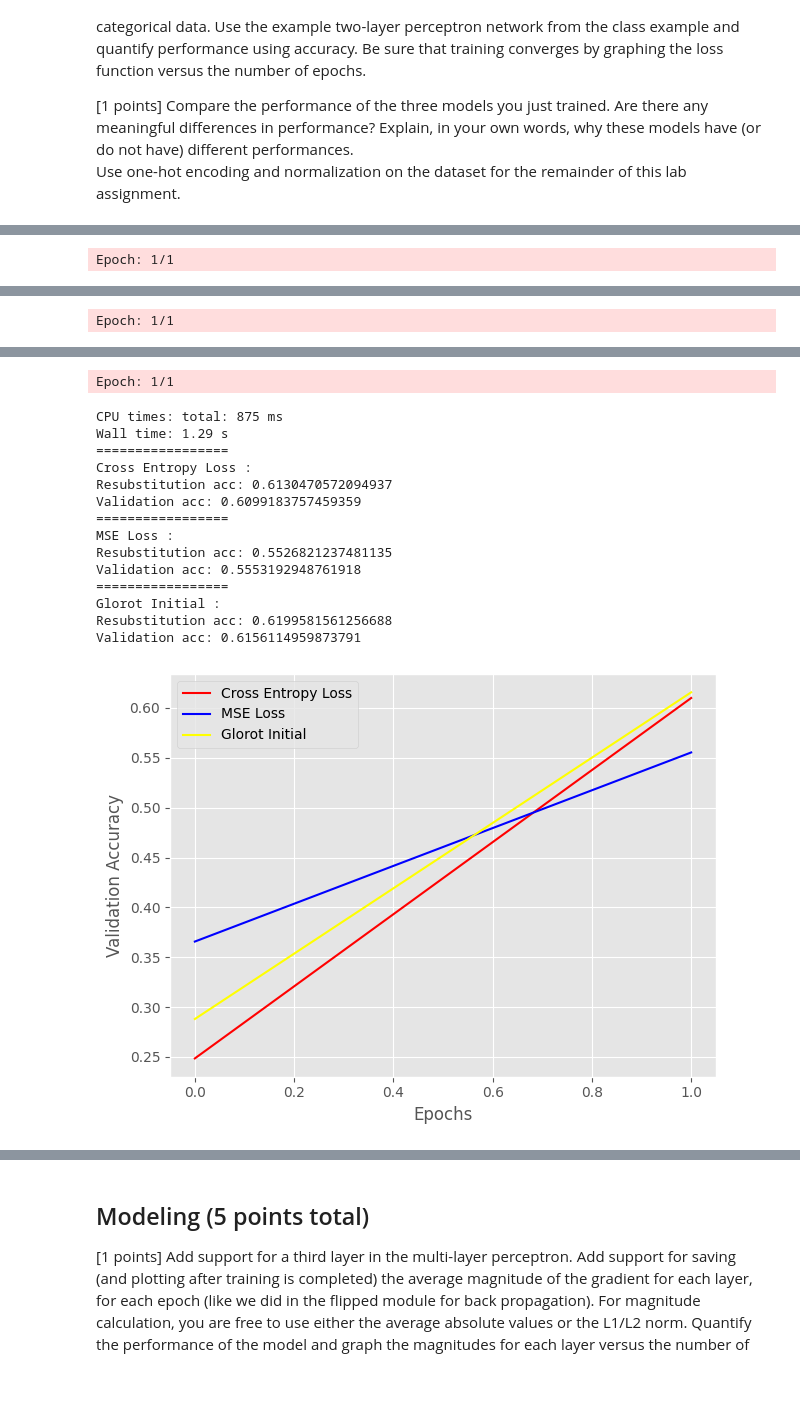
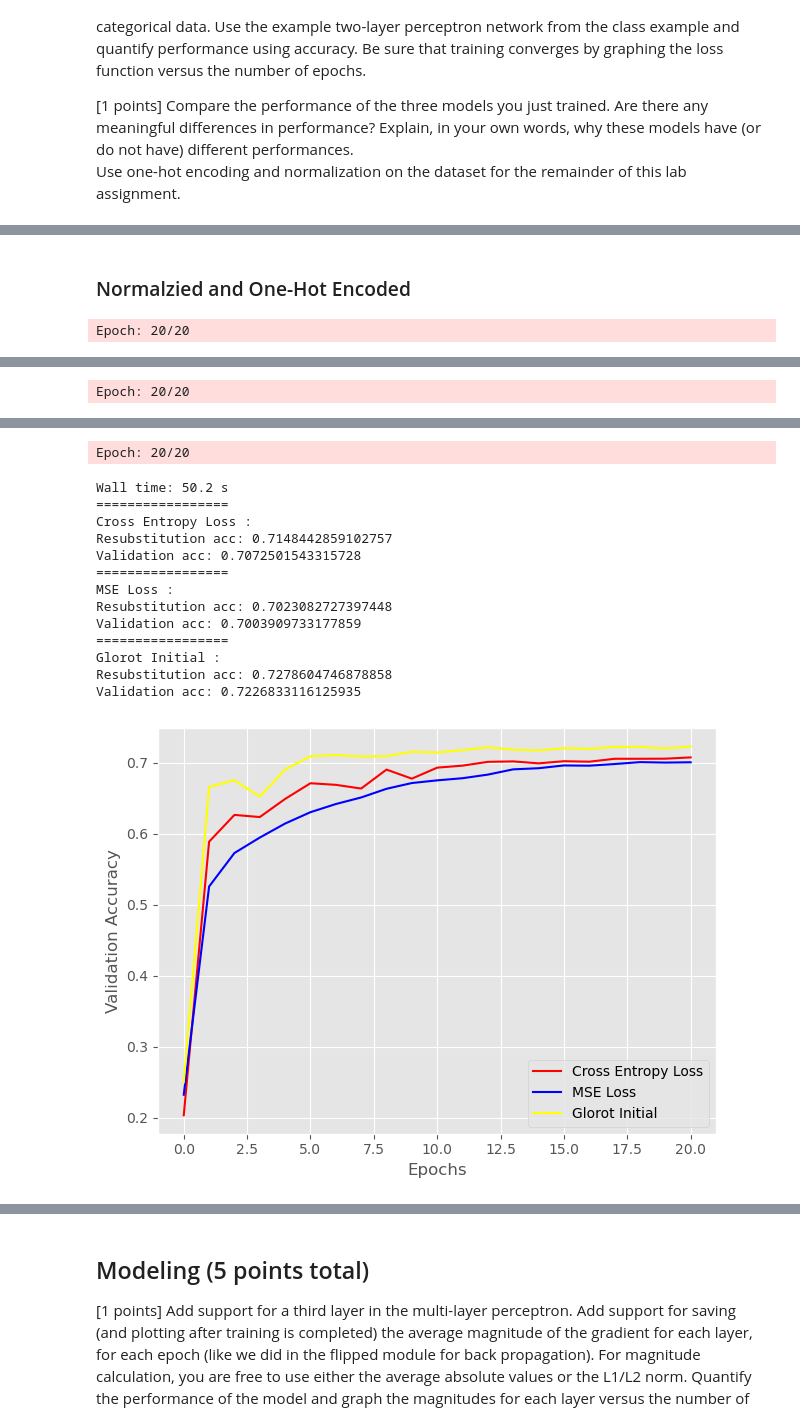
Before and after one commit to bennyandthejetss/ML_lab4, a Jupyter notebook: Lab4.ipynb, the cells around one changed output, grey strips where cells are left out. Drawn from its saved outputs; the diff is of its cells as text; code cells hidden in the pictures; blank space fills up the shorter version.

Commit message:
Added County data, added AdaGrad adaptive strategy
Implementation for AdaGrad is wrong cuz we're getting low accuracies but idk what's wrong

```diff
--- a/Lab4.ipynb
+++ b/Lab4.ipynb
@@ -32,17 +32,17 @@ import matplotlib.pyplot as plt
 from scipy.special import expit
 import sys
 
-df = pd.read_csv(r"C:\Users\nicho\ML_Lab4/ML_lab4/acs2017_census_tract_data.csv") # read in the csv file
+df = pd.read_csv(current_directory + "\\acs2017_census_tract_data.csv") # read in the csv file
 
 df.info()
 df.describe()
-
 
 df.dropna(subset='ChildPoverty',inplace=True)
 for col in df:
     if df[col].count() < df.shape[0]:
         del df[col]
 
+del df['TractId']
 df.info()
 # %% [output]
 <class 'pandas.core.frame.DataFrame'>
@@ -65,8 +65,12 @@ memory usage: 9.5+ MB
 # %%
-df['State'].replace(['Alabama', 'Alaska', 'Arizona', 'Arkansas', 'California', 'Colorado', 'Connecticut', 'Delaware', 'District of Columbia', 'Florida', 'Georgia', 'Hawaii', 'Idaho', 'Illinois', 'Indiana', 'Iowa', 'Kansas', 'Kentucky', 'Louisiana', 'Maine', 'Maryland', 'Massachusetts', 'Michigan', 'Minnesota', 'Mississippi', 'Missouri', 'Montana', 'Nebraska', 'Nevada', 'New Hampshire', 'New Jersey', 'New Mexico', 'New York', 'North Carolina', 'North Dakota', 'Ohio', 'Oklahoma', 'Oregon', 'Pennsylvania', 'Rhode Island', 'South Carolina', 'South Dakota', 'Tennessee', 'Texas', 'Utah', 'Vermont', 'Virginia', 'Washington', 'West Virginia', 'Wisconsin', 'Wyoming', 'Puerto Rico'],
-                        [0, 1, 2, 3, 4, 5, 6, 7, 8, 9, 10, 11, 12, 13, 14, 15, 16, 17, 18, 19, 20, 21, 22, 23, 24, 25, 26, 27, 28, 29, 30, 31, 32, 33, 34, 35, 36, 37, 38, 39, 40, 41, 42, 43, 44, 45, 46, 47, 48, 49, 50, 51], inplace=True)
-del df['County']
-del df['TractId']
+county = pd.unique(df['County'])
+county_num = np.linspace(0,county.shape[0]-1,num=county.shape[0],dtype=np.int32)
+df['County'].replace(county,county_num,inplace=True)
+
+state = pd.unique(df['State'])
+state_num = np.linspace(0,state.shape[0]-1,num=state.shape[0],dtype=np.int32)
+df['State'].replace(state,state_num,inplace=True)
+
 df['ChildPoverty'].quantile([.25, .5, .75])
 # %% [output]
 0.25     6.2
@@ -439,5 +444,5 @@ Validation acc: 0.24843953631936347
 # %%
-norm_features = ['State', 'TotalPop', 'Men', 'Women', 'Hispanic', 'White', 'Black', 'Native', 'Asian', 'Pacific', 'VotingAgeCitizen', 'Poverty', 'Employed']
+norm_features = ['State', 'County','TotalPop', 'Men', 'Women', 'Hispanic', 'White', 'Black', 'Native', 'Asian', 'Pacific', 'VotingAgeCitizen', 'Poverty', 'Employed']
 df[norm_features] = (df[norm_features]-df[norm_features].mean()) / df[norm_features].std()
 X = df.to_numpy() # use everything else to predict!
 #df = pd.concat((df,tmpdf),axis=1)
@@ -484,10 +486,11 @@ Validation acc: 0.6311818368886755
+# %% [markdown]
+### Normalzied and One-Hot Encoded
 # %%
-df['State'].replace([0, 1, 2, 3, 4, 5, 6, 7, 8, 9, 10, 11, 12, 13, 14, 15, 16, 17, 18, 19, 20, 21, 22, 23, 24, 25, 26, 27, 28, 29, 30, 31, 32, 33, 34, 35, 36, 37, 38, 39, 40, 41, 42, 43, 44, 45, 46, 47, 48, 49, 50, 51],
-                    ['Alabama', 'Alaska', 'Arizona', 'Arkansas', 'California', 'Colorado', 'Connecticut', 'Delaware', 'District of Columbia', 'Florida', 'Georgia', 'Hawaii', 'Idaho', 'Illinois', 'Indiana', 'Iowa', 'Kansas', 'Kentucky', 'Louisiana', 'Maine', 'Maryland', 'Massachusetts', 'Michigan', 'Minnesota', 'Mississippi', 'Missouri', 'Montana', 'Nebraska', 'Nevada', 'New Hampshire', 'New Jersey', 'New Mexico', 'New York', 'North Carolina', 'North Dakota', 'Ohio', 'Oklahoma', 'Oregon', 'Pennsylvania', 'Rhode Island', 'South Carolina', 'South Dakota', 'Tennessee', 'Texas', 'Utah', 'Vermont', 'Virginia', 'Washington', 'West Virginia', 'Wisconsin', 'Wyoming', 'Puerto Rico'],inplace=True)
-categ_features = ['State'];
+categ_features = ['State','County'];
 one_hot_df = pd.concat([pd.get_dummies(df[col],prefix=col) for col in categ_features], axis=1)
 df = pd.concat((df,one_hot_df),axis=1)
 del df['State']
+del df['County']
 X = df.to_numpy()
 X_train, X_test, y_train, y_test = train_test_split(X, y,
                                                     test_size=0.2,
@@ -499,4 +502,4 @@ print_result(nn_cross,X_train,y_train,X_test,y_test,title="Cross Entropy Loss",c
 print_result(nn_quad,X_train,y_train,X_test,y_test,title="MSE Loss",color="blue")
 print_result(nn_better,X_train,y_train,X_test,y_test,title="Glorot Initial",color="yellow")
 # %% [output]
-Epoch: 1/1
+Epoch: 20/20
@@ -505 +507 @@ Wall time: 1.29 s
-Epoch: 1/1
+Epoch: 20/20
@@ -508,16 +509,15 @@ Wall time: 1.2 s
-Epoch: 1/1
+Epoch: 20/20
-CPU times: total: 875 ms
-Wall time: 1.29 s
+Wall time: 50.2 s
 =================
 Cross Entropy Loss :
-Resubstitution acc: 0.6130470572094937
-Validation acc: 0.6099183757459359
+Resubstitution acc: 0.7148442859102757
+Validation acc: 0.7072501543315728
 =================
 MSE Loss :
-Resubstitution acc: 0.5526821237481135
-Validation acc: 0.5553192948761918
+Resubstitution acc: 0.7023082727397448
+Validation acc: 0.7003909733177859
 =================
 Glorot Initial :
-Resubstitution acc: 0.6199581561256688
-Validation acc: 0.6156114959873791
+Resubstitution acc: 0.7278604746878858
+Validation acc: 0.7226833116125935
-[figure, old version]
+[figure, new version]
```
Also changed, not shown: parts of 27 cells of this notebook.
